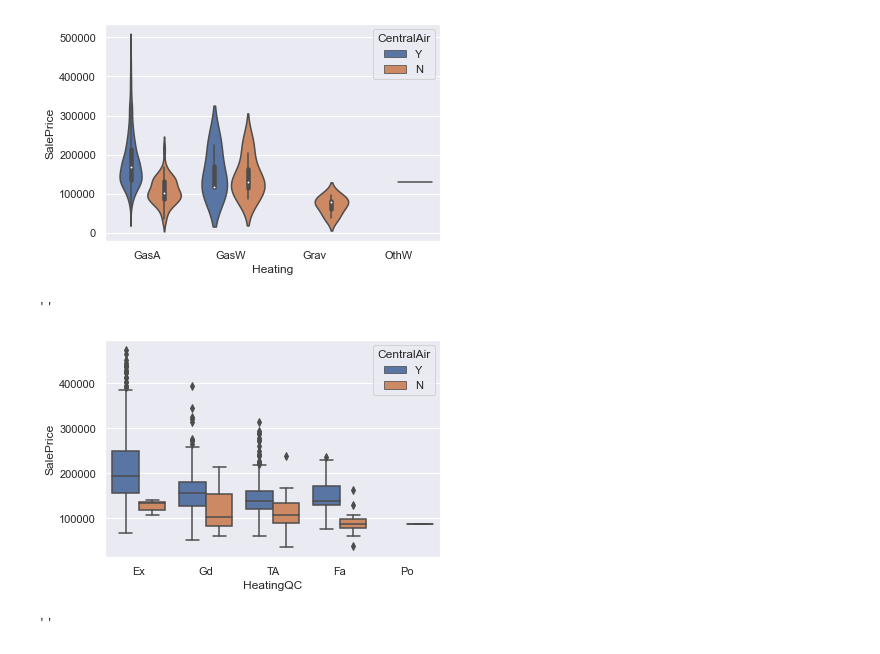
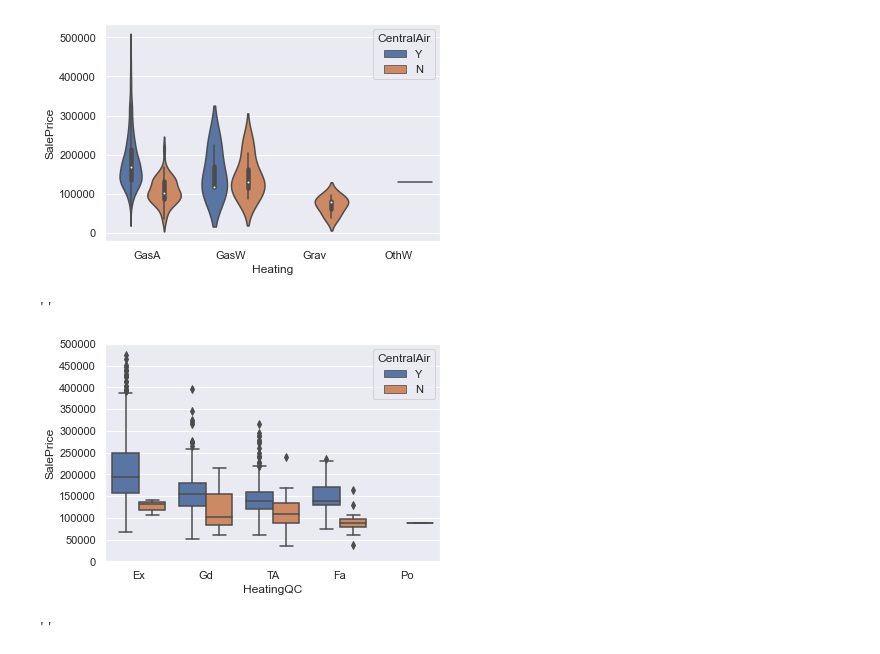
Before and after one commit to Moaaz-Mahmoud/Third-Year-Electrical-Testing-3A, a Jupyter notebook: class-3-data_analysis_and_ml/house-pricing/src.ipynb, the cells around one changed output. Cells and saved outputs as stored; diff of their text form; code cells hidden in the pictures.

```diff
--- a/class-3-data_analysis_and_ml/house-pricing/src.ipynb
+++ b/class-3-data_analysis_and_ml/house-pricing/src.ipynb
@@ -463,10 +463,11 @@ sns.violinplot(data=df, x='Heating', y='SalePrice', hue='CentralAir')
 [figure]
 # %%
 sns.boxplot(data=df, x='HeatingQC', y='SalePrice', hue='CentralAir')
+plt.yticks(np.arange(0, 500e3+50e3, 50e3))
 ;
 # %% [output]
 ''
-[figure, old version]
+[figure, new version]
 # %%
 g = sns.FacetGrid(data=df, col='LotShape')
 g.map(sns.histplot, 'SalePrice')
```
Also changed, not shown: parts of 38 cells of this notebook.
